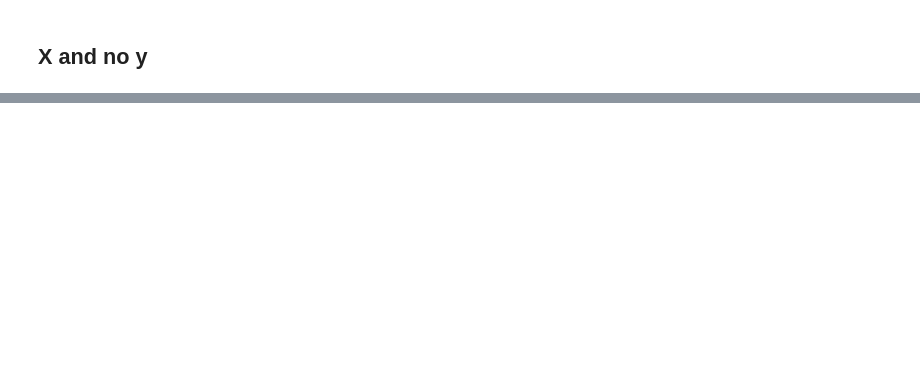
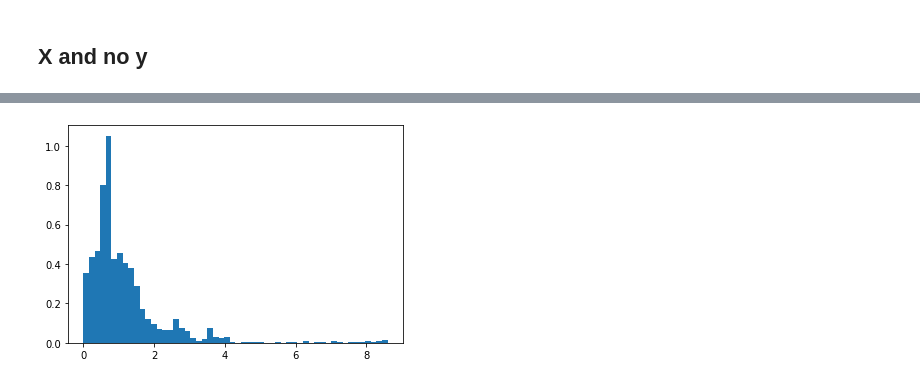
Before and after one commit to ShutDownMan/MinerandoDados, a Jupyter notebook: TCC Igor/damn.ipynb, the cells around one changed output, grey strips where cells are left out. Saved outputs shown, nothing was run; the diff lists cells and outputs as text; code cells hidden in the pictures; blank space fills up the shorter version.

```diff
--- a/TCC Igor/damn.ipynb
+++ b/TCC Igor/damn.ipynb
@@ -66,0 +175,5 @@ dtype: int64
+# %%
+# add a column to the dataframe
+data = data.assign(target=0)
+
+data
@@ -66,0 +194,5 @@ dtype: int64
+# %%
+X = data.drop(columns=['target'])
+y = data['target']
+
+data = data.sample(frac=1)
@@ -85,2 +236,0 @@ ModuleNotFoundError: No module named 'tensorflow'
-# %% [markdown]
-###
@@ -157,0 +237,33 @@ model.evaluate(x_test, y_test, verbose=1)
+# %%
+from sklearn.preprocessing import MinMaxScaler
+
+def get_difference(window_values):
+
+    x = window_values.values[:-1]
+    y = window_values.values[-1:][0]
+
+    aggregated = 0
+    # for every value in x
+    for x_value in x:
+        aggregated += abs(y - x_value)
+
+    return aggregated
+
+# descale data
+
+normalized_df = (X - X.min()) / (X.max()-X.min())
+
+mean_values = df["MCA"].rolling(window=16).agg(get_difference)
+
+mean_values = mean_values.dropna()
+
+#mean_values_normalized = (mean_values - mean_values.min()) / (mean_values.max()-mean_values.min())
+
+# display(normalized_df)
+# %%
+bins = np.linspace(0, mean_values.max(), 55)
+# plot of probability density distribution from a list of values normalized
+plt.hist(mean_values, bins=bins, density=True, stacked=True)
+plt.show()
+# %% [output]
+[figure, added]
```
Also changed, not shown: parts of 31 cells of this notebook, 2 other files.
